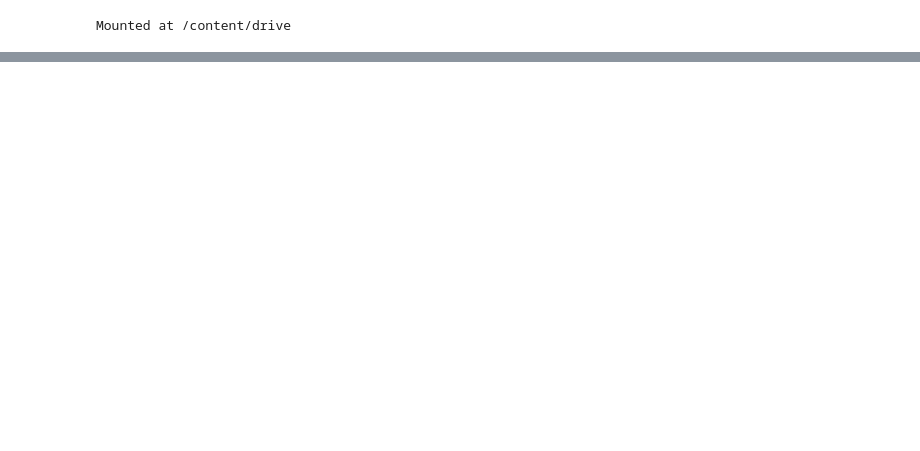
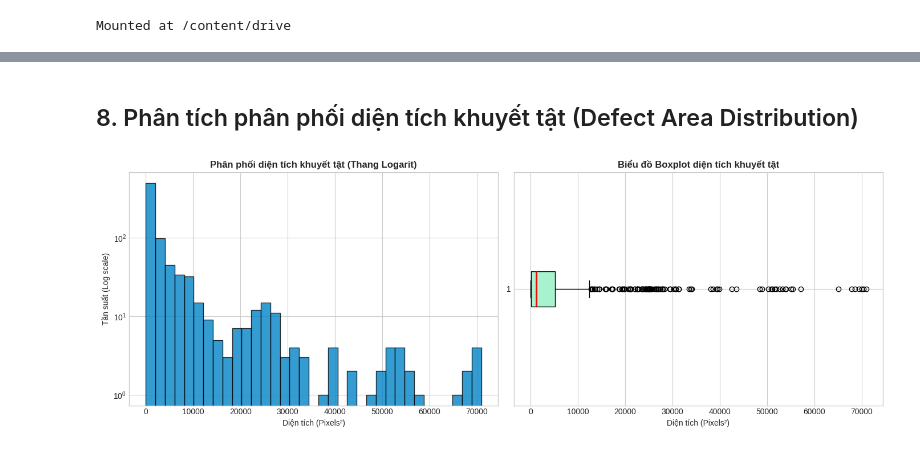
Before and after one commit to TinsDunx2005/surface-defect-segmentation, a Jupyter notebook: notebooks/01_eda.ipynb, the cells around one changed output, grey strips where cells are left out. Cells and saved outputs as stored; diff of their text form; code cells hidden in the pictures; blank space fills up the shorter version.

```diff
--- a/notebooks/01_eda.ipynb
+++ b/notebooks/01_eda.ipynb
@@ -357,0 +214,23 @@ Mẫu có vấn đề toàn vẹn: 0
+# %%
+all_cats = []
+all_areas = []
+for s in unique_samples:
+    for d in s.defects:
+        all_cats.append(d.category)
+        all_areas.append(d.area_pixels)
+
+print(f"Tổng số bounding box khuyết tật: {len(all_cats):,}")
+cat_counts = pd.Series(all_cats).value_counts()[['Small', 'Medium', 'Large']].dropna()
+
+plt.figure(figsize=(8, 5))
+bars = plt.bar(cat_counts.index, cat_counts.values, color=['#10b981', '#f59e0b', '#dc2626'], width=0.45, edgecolor='black')
+for b in bars:
+    h = b.get_height()
+    plt.text(b.get_x() + b.get_width()/2.0, h + 10, f"{h:,} ({h/len(all_cats)*100:.1f}%)",
+             ha='center', va='bottom', fontweight='bold')
+
+plt.title("Phân loại kích thước khuyết tật theo chuẩn COCO\n(Small: <32², Medium: 32²-96², Large: >96²)", fontweight='bold')
+plt.ylabel("Số lượng khuyết tật")
+plt.tight_layout()
+plt.savefig(FIGURES_DIR / "04_defect_size_categories.png", dpi=300)
+plt.show()
@@ -357,0 +240,22 @@ Mẫu có vấn đề toàn vẹn: 0
+# %% [markdown]
+## 8. Phân tích phân phối diện tích khuyết tật (Defect Area Distribution)
+# %%
+fig, axes = plt.subplots(1, 2, figsize=(14, 5))
+
+axes[0].hist(all_areas, bins=35, color='#0284c7', edgecolor='black', alpha=0.8)
+axes[0].set_yscale('log')
+axes[0].set_title("Phân phối diện tích khuyết tật (Thang Logarit)", fontweight='bold')
+axes[0].set_xlabel("Diện tích (Pixels²)")
+axes[0].set_ylabel("Tần suất (Log scale)")
+
+axes[1].boxplot(all_areas, vert=False, patch_artist=True,
+                boxprops=dict(facecolor='#a7f3d0', color='black'),
+                medianprops=dict(color='red', linewidth=2))
+axes[1].set_title("Biểu đồ Boxplot diện tích khuyết tật", fontweight='bold')
+axes[1].set_xlabel("Diện tích (Pixels²)")
+
+plt.tight_layout()
+plt.savefig(FIGURES_DIR / "05_defect_area_distribution.png", dpi=300)
+plt.show()
+# %% [output]
+[figure, added]
```
Also changed, not shown: parts of 55 cells of this notebook, 2 other files.
